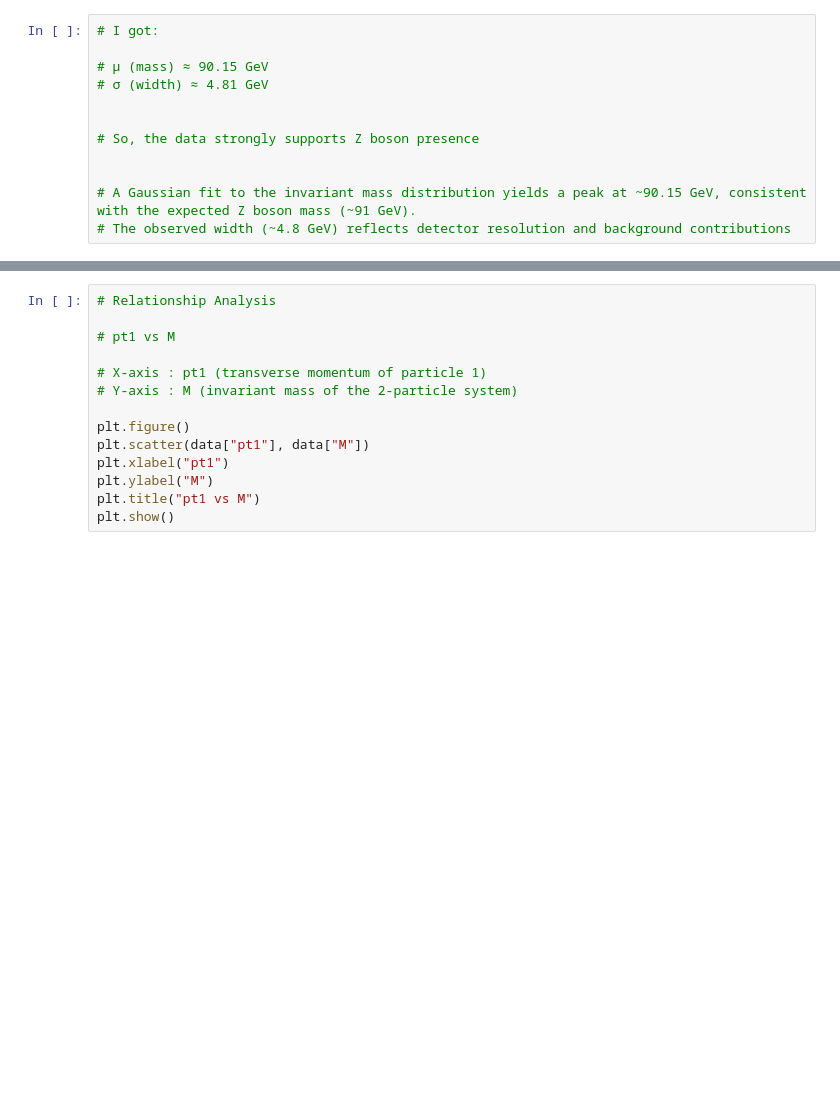
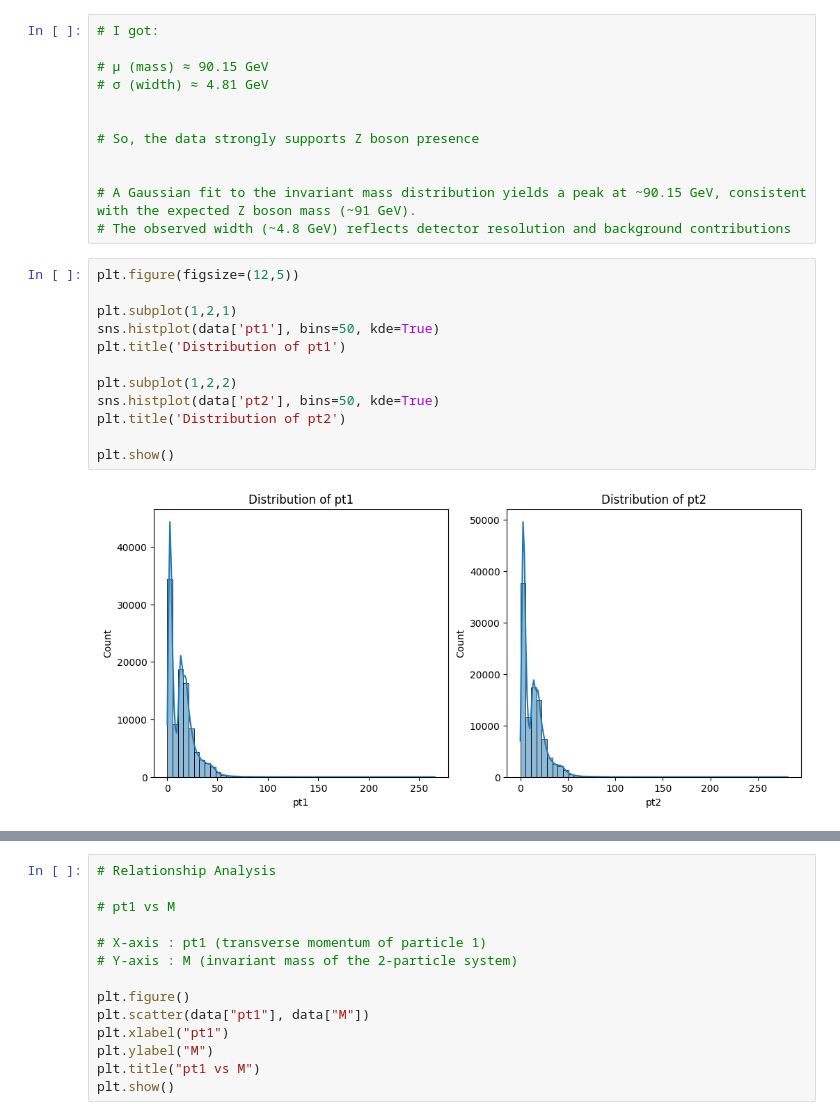
Before and after one commit to BinaryWhizz/Data-Analysis, a Jupyter notebook: Data Analysis 05/01.ipynb, the cells around one changed output, grey strips where cells are left out. Drawn from its saved outputs; the diff is of its cells as text; blank space fills up the shorter version.

```diff
--- a/Data Analysis 05/01.ipynb
+++ b/Data Analysis 05/01.ipynb
@@ -202,3 +234,17 @@ Width (sigma): 4.809651892009292
 
 # A Gaussian fit to the invariant mass distribution yields a peak at ~90.15 GeV, consistent with the expected Z boson mass (~91 GeV).
 # The observed width (~4.8 GeV) reflects detector resolution and background contributions
+# %%
+plt.figure(figsize=(12,5))
+
+plt.subplot(1,2,1)
+sns.histplot(data['pt1'], bins=50, kde=True)
+plt.title('Distribution of pt1')
+
+plt.subplot(1,2,2)
+sns.histplot(data['pt2'], bins=50, kde=True)
+plt.title('Distribution of pt2')
+
+plt.show()
+# %% [output]
+[figure, added]
```
Also changed, not shown: parts of 10 cells of this notebook.
